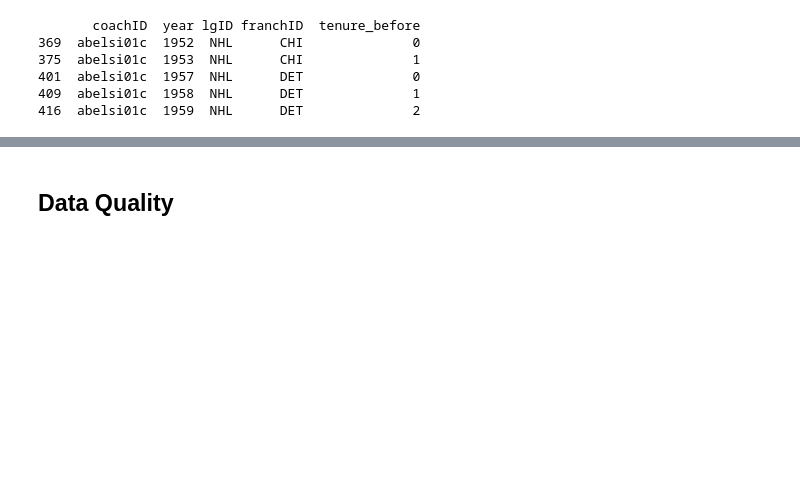
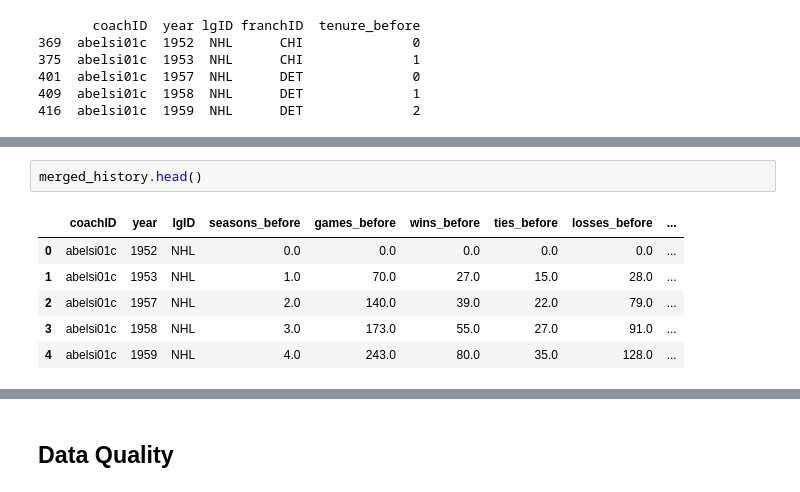
Before and after one commit to LuisBento2005/AC_DataMining, a Jupyter notebook: notebooks/03_data_preparation.ipynb, the cells around one changed output, grey strips where cells are left out. Drawn from its saved outputs; the diff is of its cells as text; blank space fills up the shorter version.

```diff
--- a/notebooks/03_data_preparation.ipynb
+++ b/notebooks/03_data_preparation.ipynb
@@ -607,0 +632,9 @@ print(tenure.head())
+# %%
+merged_history.head()
+# %% [output]
+|  | coachID | year | lgID | seasons_before | games_before | wins_before | ties_before | losses_before | ... |
+| 0 | abelsi01c | 1952 | NHL | 0.0 | 0.0 | 0.0 | 0.0 | 0.0 | ... |
+| 1 | abelsi01c | 1953 | NHL | 1.0 | 70.0 | 27.0 | 15.0 | 28.0 | ... |
+| 2 | abelsi01c | 1957 | NHL | 2.0 | 140.0 | 39.0 | 22.0 | 79.0 | ... |
+| 3 | abelsi01c | 1958 | NHL | 3.0 | 173.0 | 55.0 | 27.0 | 91.0 | ... |
+| 4 | abelsi01c | 1959 | NHL | 4.0 | 243.0 | 80.0 | 35.0 | 128.0 | ... |
```
Also changed, not shown: parts of 15 cells of this notebook, 1 other file.
